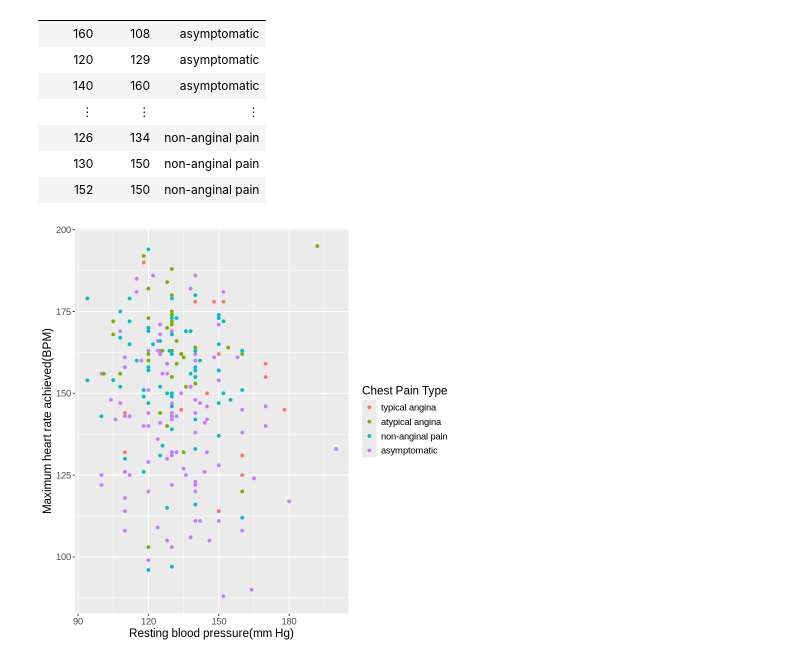
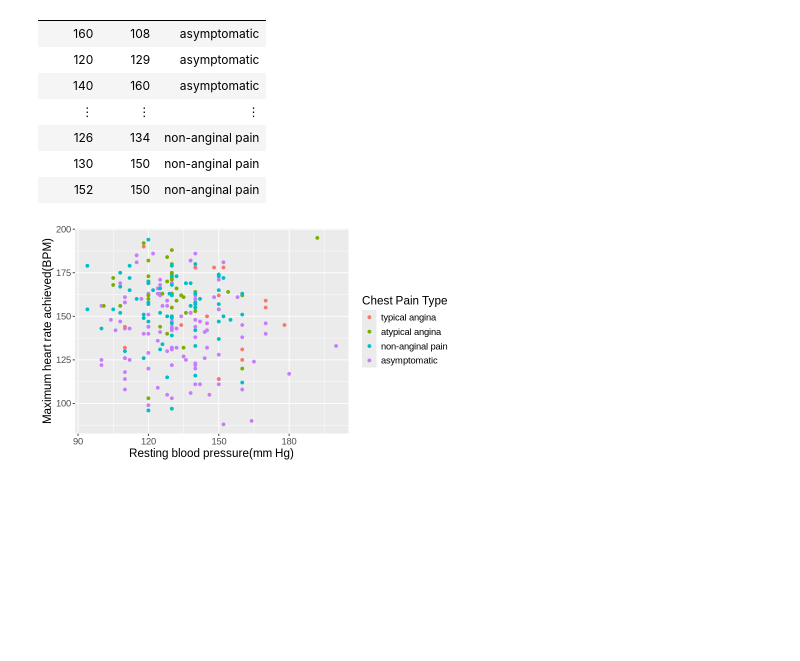
Before and after one commit to VivianFung2005/DSCI-100-s1-project-2024, a Jupyter notebook: project_proposal.ipynb, the cells around one changed output. Drawn from its saved outputs; the diff is of its cells as text; code cells hidden in the pictures; blank space fills up the shorter version.

Commit message:
Changed the size of graph for easier look
Lower height

```diff
--- a/project_proposal.ipynb
+++ b/project_proposal.ipynb
@@ -120,19 +120,19 @@ A data.frame: 226 × 3
 | 152 | 150 | non-anginal pain |
 # %%
 #The unscaled plot with training data here
-options(repr.plot.width=7, repr.plot.height=7)
+options(repr.plot.width=7, repr.plot.height=4)
 
 
 cleveland_train_plot <-cleveland_train |>
-ggplot(aes(x=trestbps, y=thalach))+
+ggplot(aes(x=trestbps, y=thalach, color=cp))+
 geom_point(aes(colour=cp))+
 labs(x="Resting blood pressure(mm Hg)",y="Maximum heart rate achieved(BPM)",
      colour="Chest Pain Type")+
 theme(text=element_text(size=14))
 
 cleveland_train_plot
 # %% [output]
-[figure, old version]
+[figure, new version]
 # %%
 #scale the values
 
```
Also changed, not shown: parts of 1 cell of this notebook.
